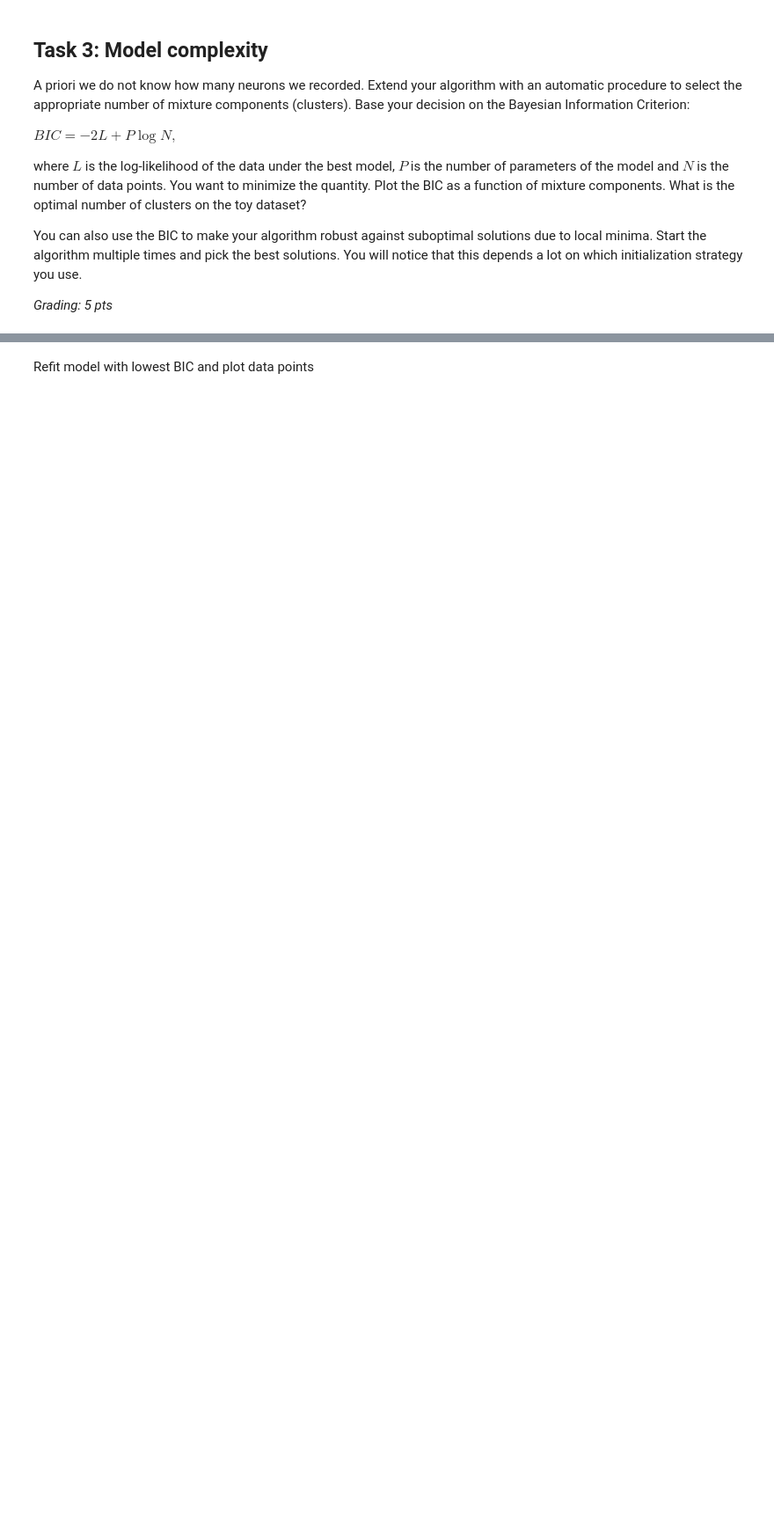
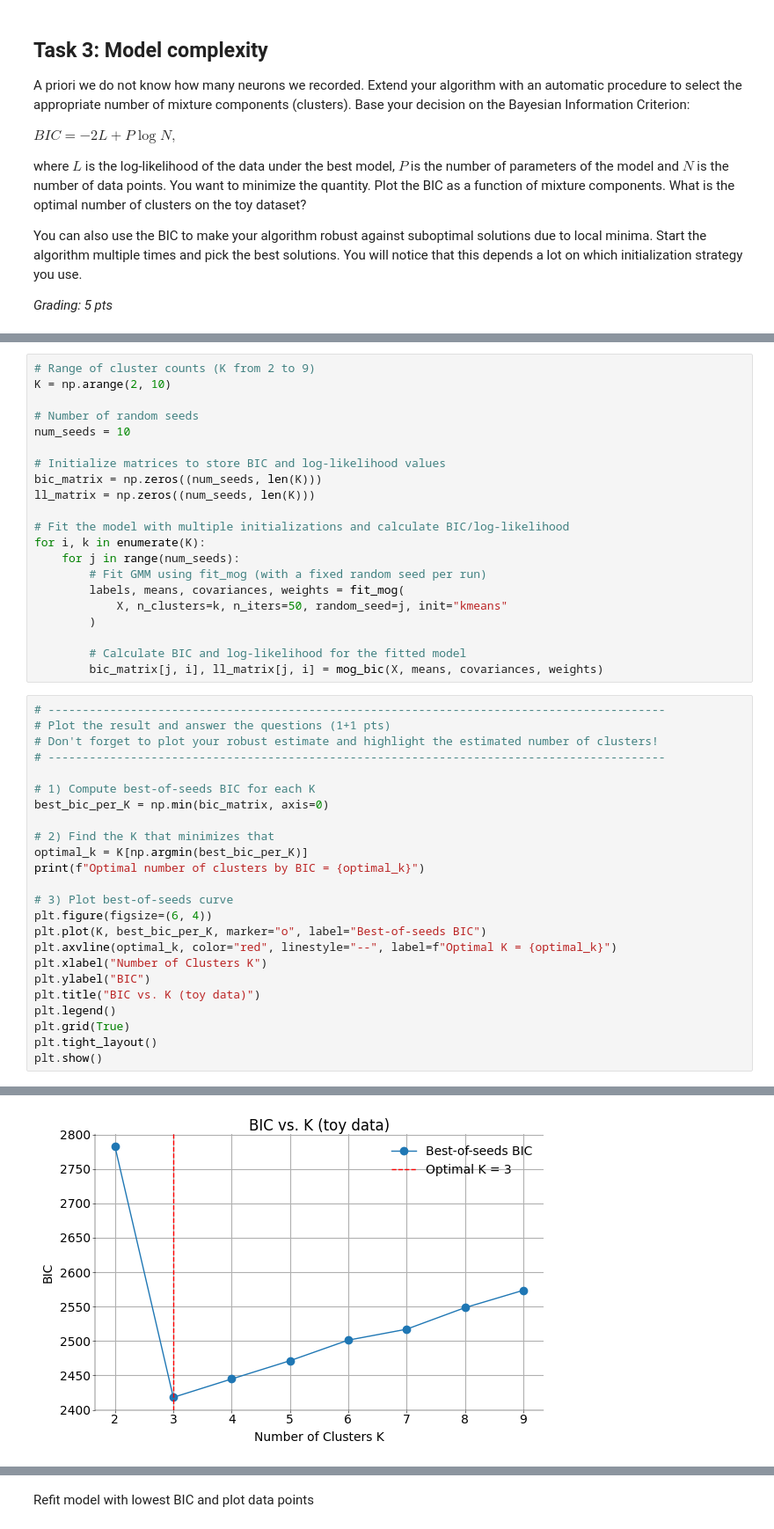
Before and after one commit to aeldably/Neural_Data_Science_Summer_2025, a Jupyter notebook: notebooks/CodingLab2.ipynb, the cells around one changed output, grey strips where cells are left out. Shown at 88% size. Cells and saved outputs as stored; diff of their text form; blank space fills up the shorter version.

```diff
--- a/notebooks/CodingLab2.ipynb
+++ b/notebooks/CodingLab2.ipynb
@@ -457,0 +561,46 @@ plt.show()
+# %%
+# Range of cluster counts (K from 2 to 9)
+K = np.arange(2, 10)
+
+# Number of random seeds
+num_seeds = 10
+
+# Initialize matrices to store BIC and log-likelihood values
+bic_matrix = np.zeros((num_seeds, len(K)))
+ll_matrix = np.zeros((num_seeds, len(K)))
+
+# Fit the model with multiple initializations and calculate BIC/log-likelihood
+for i, k in enumerate(K):
+    for j in range(num_seeds):
+        # Fit GMM using fit_mog (with a fixed random seed per run)
+        labels, means, covariances, weights = fit_mog(
+            X, n_clusters=k, n_iters=50, random_seed=j, init="kmeans"
+        )
+
+        # Calculate BIC and log-likelihood for the fitted model
+        bic_matrix[j, i], ll_matrix[j, i] = mog_bic(X, means, covariances, weights)
+# %%
+# ------------------------------------------------------------------------------------------
+# Plot the result and answer the questions (1+1 pts)
+# Don't forget to plot your robust estimate and highlight the estimated number of clusters!
+# ------------------------------------------------------------------------------------------
+
+# 1) Compute best‐of‐seeds BIC for each K
+best_bic_per_K = np.min(bic_matrix, axis=0)
+
+# 2) Find the K that minimizes that
+optimal_k = K[np.argmin(best_bic_per_K)]
+print(f"Optimal number of clusters by BIC = {optimal_k}")
+
+# 3) Plot best‐of‐seeds curve
+plt.figure(figsize=(6, 4))
+plt.plot(K, best_bic_per_K, marker="o", label="Best-of-seeds BIC")
+plt.axvline(optimal_k, color="red", linestyle="--", label=f"Optimal K = {optimal_k}")
+plt.xlabel("Number of Clusters K")
+plt.ylabel("BIC")
+plt.title("BIC vs. K (toy data)")
+plt.legend()
+plt.grid(True)
+plt.tight_layout()
+plt.show()
+# %% [output]
@@ -458,3 +608,4 @@ plt.show()
+[figure, added]
 # %% [markdown]
 ### Questions
 
```
Also changed, not shown: parts of 34 cells of this notebook.
